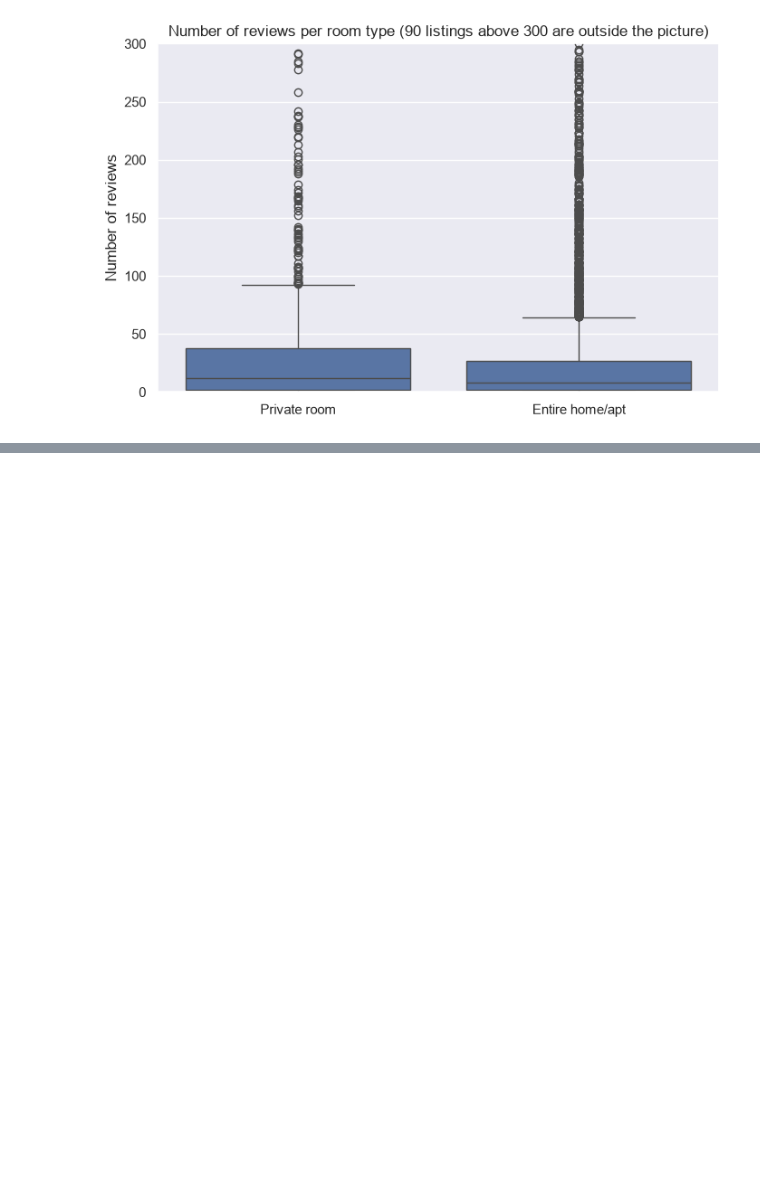
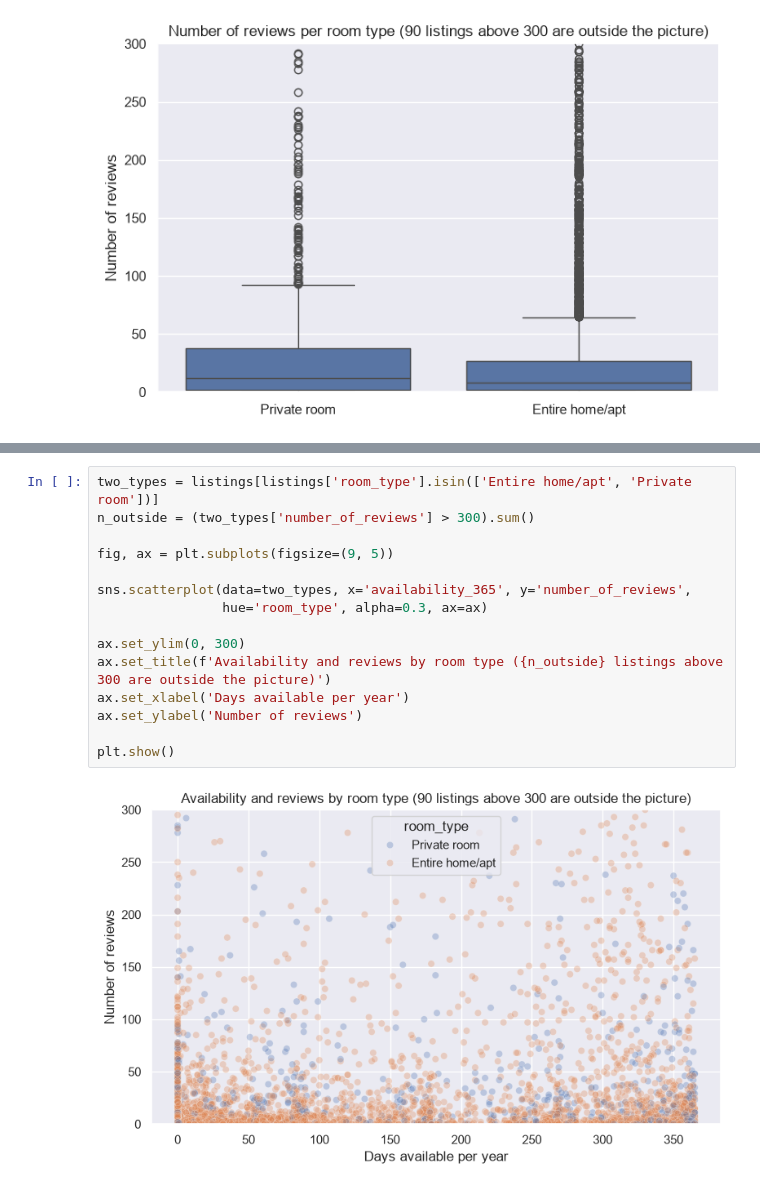
Before and after one commit to sven-0414/py-ai-lab, a Jupyter notebook: data_analysis/lab7.ipynb, the cells around one changed output, grey strips where cells are left out. Drawn from its saved outputs; the diff is of its cells as text; blank space fills up the shorter version.

```diff
--- a/data_analysis/lab7.ipynb
+++ b/data_analysis/lab7.ipynb
@@ -106,0 +177,17 @@ plt.show()
+# %%
+two_types = listings[listings['room_type'].isin(['Entire home/apt', 'Private room'])]
+n_outside = (two_types['number_of_reviews'] > 300).sum()
+
+fig, ax = plt.subplots(figsize=(9, 5))
+
+sns.scatterplot(data=two_types, x='availability_365', y='number_of_reviews',
+                hue='room_type', alpha=0.3, ax=ax)
+
+ax.set_ylim(0, 300)
+ax.set_title(f'Availability and reviews by room type ({n_outside} listings above 300 are outside the picture)')
+ax.set_xlabel('Days available per year')
+ax.set_ylabel('Number of reviews')
+
+plt.show()
+# %% [output]
+[figure, added]
```
Also changed, not shown: parts of 9 cells of this notebook.
